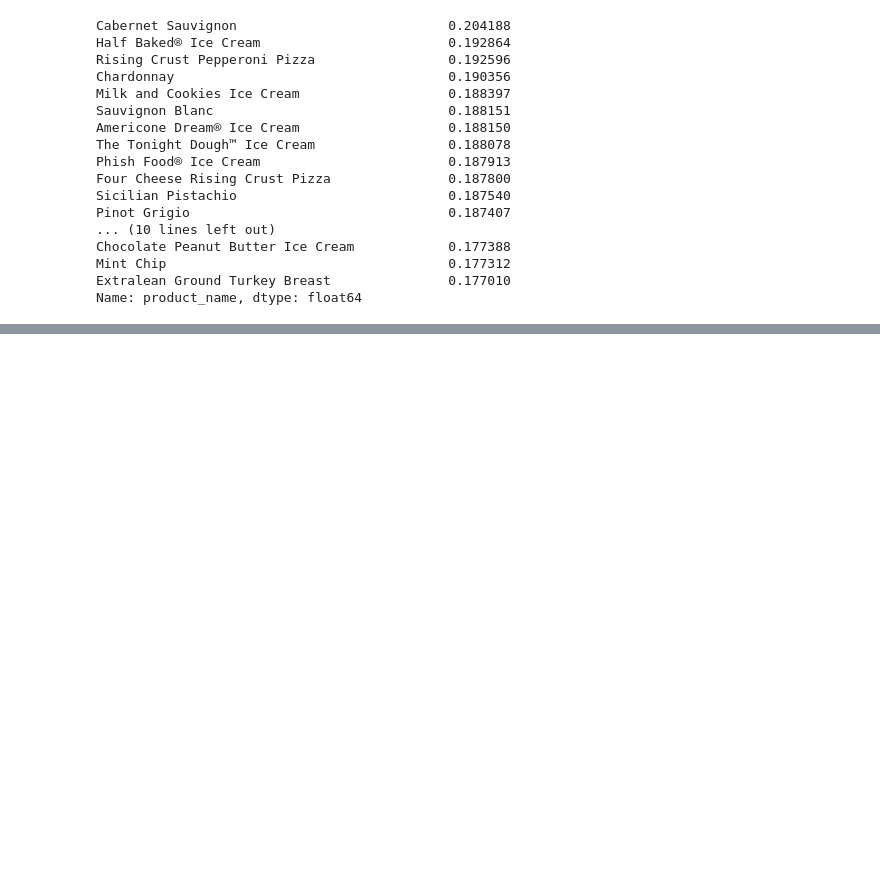
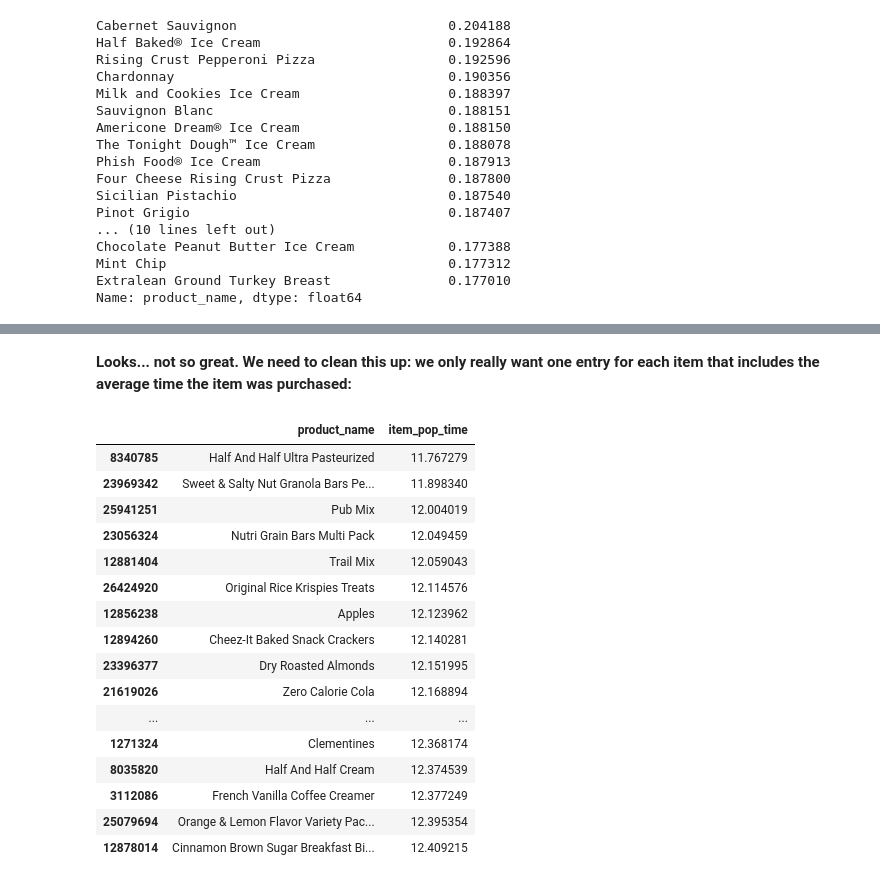
Before and after one commit to bloominstituteoftechnology/DS-Unit-1-Sprint-2-Data-Wrangling-and-Storytelling, a Jupyter notebook: module2-join-datasets/LS_DS_122_Join_datasets.ipynb, the cells around one changed output, grey strips where cells are left out. Drawn from its saved outputs; the diff is of its cells as text; code cells hidden in the pictures; blank space fills up the shorter version.

Commit message:
actually completed stretch goals, for really real

```diff
--- a/module2-join-datasets/LS_DS_122_Join_datasets.ipynb
+++ b/module2-join-datasets/LS_DS_122_Join_datasets.ipynb
@@ -486,0 +535,22 @@ Name: product_name, dtype: float64
+# %% [markdown]
+**Looks... not so great. We need to clean this up: we only really want one entry for each item that includes the average time the item was purchased:**
+# %%
+popular_items[['product_name', 'item_pop_time']].drop_duplicates().sort_values('item_pop_time').head(25)
+# %% [output]
+|  | product_name | item_pop_time |
+| 8340785 | Half And Half Ultra Pasteurized | 11.767279 |
+| 23969342 | Sweet & Salty Nut Granola Bars Pe... | 11.898340 |
+| 25941251 | Pub Mix | 12.004019 |
+| 23056324 | Nutri Grain Bars Multi Pack | 12.049459 |
+| 12881404 | Trail Mix | 12.059043 |
+| 26424920 | Original Rice Krispies Treats | 12.114576 |
+| 12856238 | Apples | 12.123962 |
+| 12894260 | Cheez-It Baked Snack Crackers | 12.140281 |
+| 23396377 | Dry Roasted Almonds | 12.151995 |
+| 21619026 | Zero Calorie Cola | 12.168894 |
+| ... | ... | ... |
+| 1271324 | Clementines | 12.368174 |
+| 8035820 | Half And Half Cream | 12.374539 |
+| 3112086 | French Vanilla Coffee Creamer | 12.377249 |
+| 25079694 | Orange & Lemon Flavor Variety Pac... | 12.395354 |
+| 12878014 | Cinnamon Brown Sugar Breakfast Bi... | 12.409215 |
```
Also changed, not shown: parts of 11 cells of this notebook.
